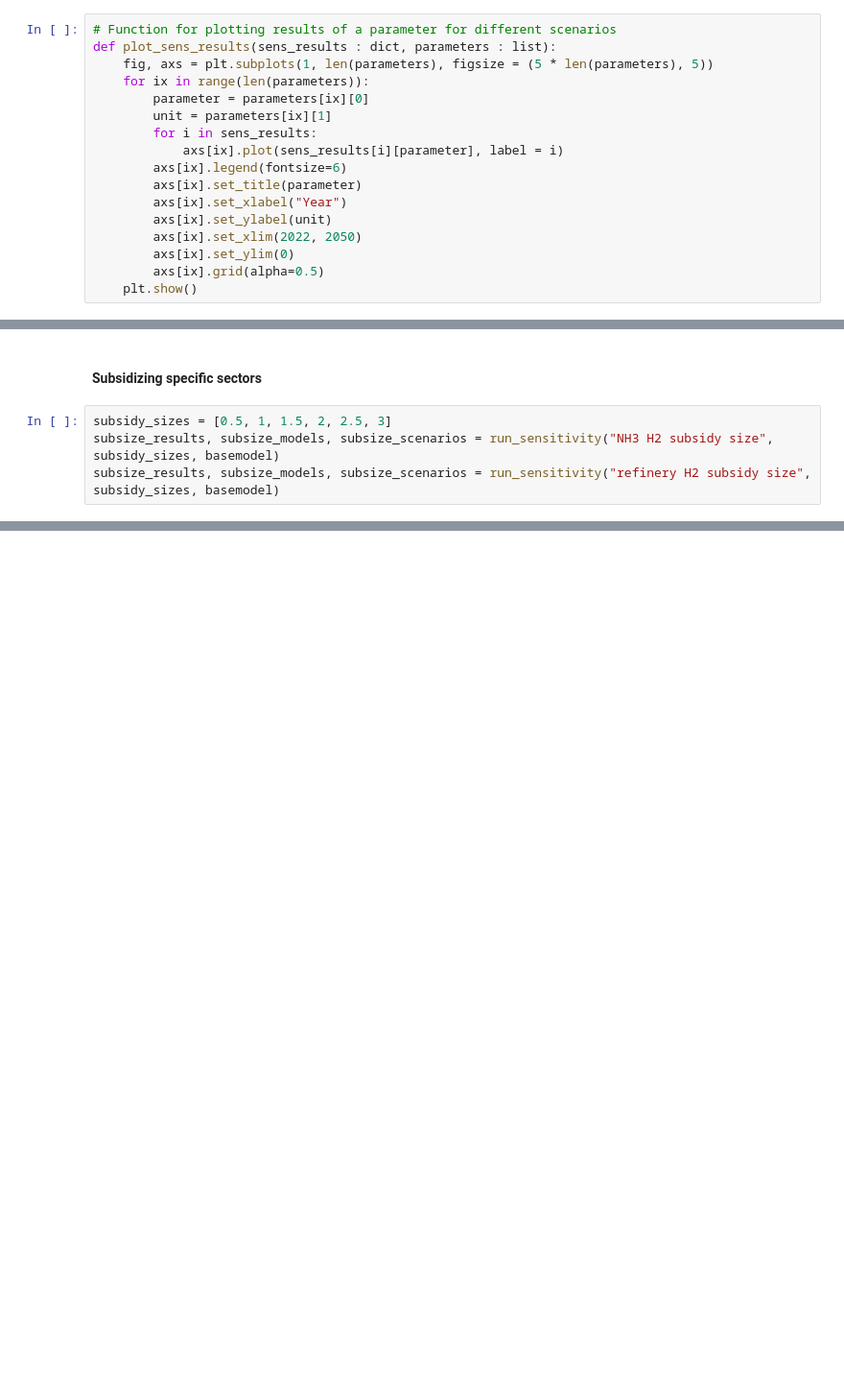
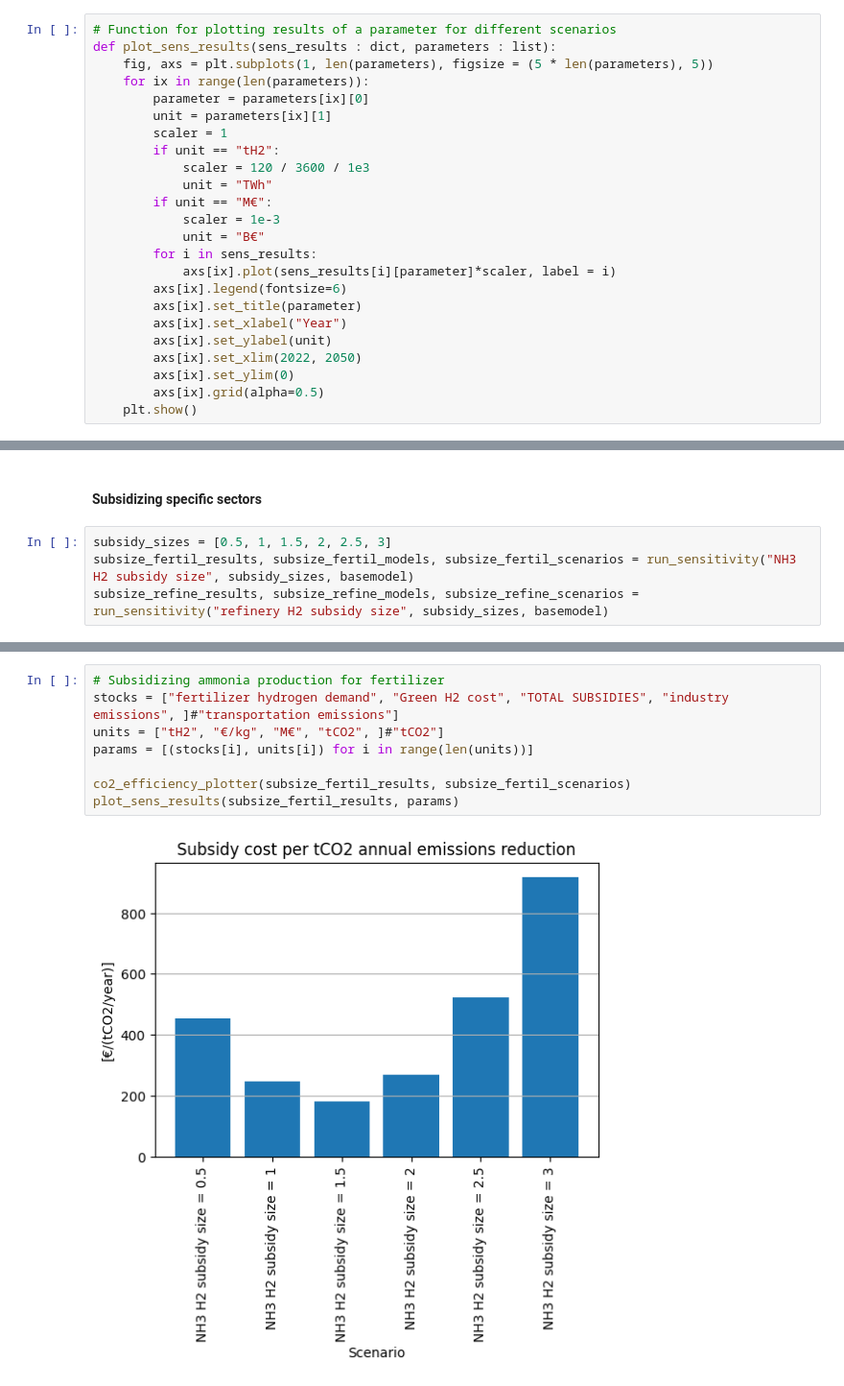
Before and after one commit to FrederikFertin/h2_system_dynamics, a Jupyter notebook: subsidy_runs.ipynb, the cells around one changed output, grey strips where cells are left out. Shown at 96% size. Cells and saved outputs as stored; diff of their text form; blank space fills up the shorter version.

Commit message:
more subsidy analysis

```diff
--- a/subsidy_runs.ipynb
+++ b/subsidy_runs.ipynb
@@ -104,8 +132,15 @@ def plot_sens_results(sens_results : dict, parameters : list):
     for ix in range(len(parameters)):
         parameter = parameters[ix][0]
         unit = parameters[ix][1]
+        scaler = 1
+        if unit == "tH2":
+            scaler = 120 / 3600 / 1e3
+            unit = "TWh"
+        if unit == "M€":
+            scaler = 1e-3
+            unit = "B€"
         for i in sens_results:
-            axs[ix].plot(sens_results[i][parameter], label = i)
+            axs[ix].plot(sens_results[i][parameter]*scaler, label = i)
         axs[ix].legend(fontsize=6)
         axs[ix].set_title(parameter)
         axs[ix].set_xlabel("Year")
@@ -170,5 +205,5 @@ plot_sens_results(sublen_results, params)
 #### Subsidizing specific sectors
 # %%
 subsidy_sizes = [0.5, 1, 1.5, 2, 2.5, 3]
-subsize_results, subsize_models, subsize_scenarios = run_sensitivity("NH3 H2 subsidy size", subsidy_sizes, basemodel)
-subsize_results, subsize_models, subsize_scenarios = run_sensitivity("refinery H2 subsidy size", subsidy_sizes, basemodel)
+subsize_fertil_results, subsize_fertil_models, subsize_fertil_scenarios = run_sensitivity("NH3 H2 subsidy size", subsidy_sizes, basemodel)
+subsize_refine_results, subsize_refine_models, subsize_refine_scenarios = run_sensitivity("refinery H2 subsidy size", subsidy_sizes, basemodel)
@@ -176,0 +210,10 @@ Note: you may need to restart the kernel to use updated packages.
+# %%
+# Subsidizing ammonia production for fertilizer
+stocks = ["fertilizer hydrogen demand", "Green H2 cost", "TOTAL SUBSIDIES", "industry emissions", ]#"transportation emissions"]
+units = ["tH2", "€/kg", "M€", "tCO2", ]#"tCO2"]
+params = [(stocks[i], units[i]) for i in range(len(units))]
+
+co2_efficiency_plotter(subsize_fertil_results, subsize_fertil_scenarios)
+plot_sens_results(subsize_fertil_results, params)
+# %% [output]
+[figure, added]
```
Also changed, not shown: parts of 14 cells of this notebook, 33 other files.
